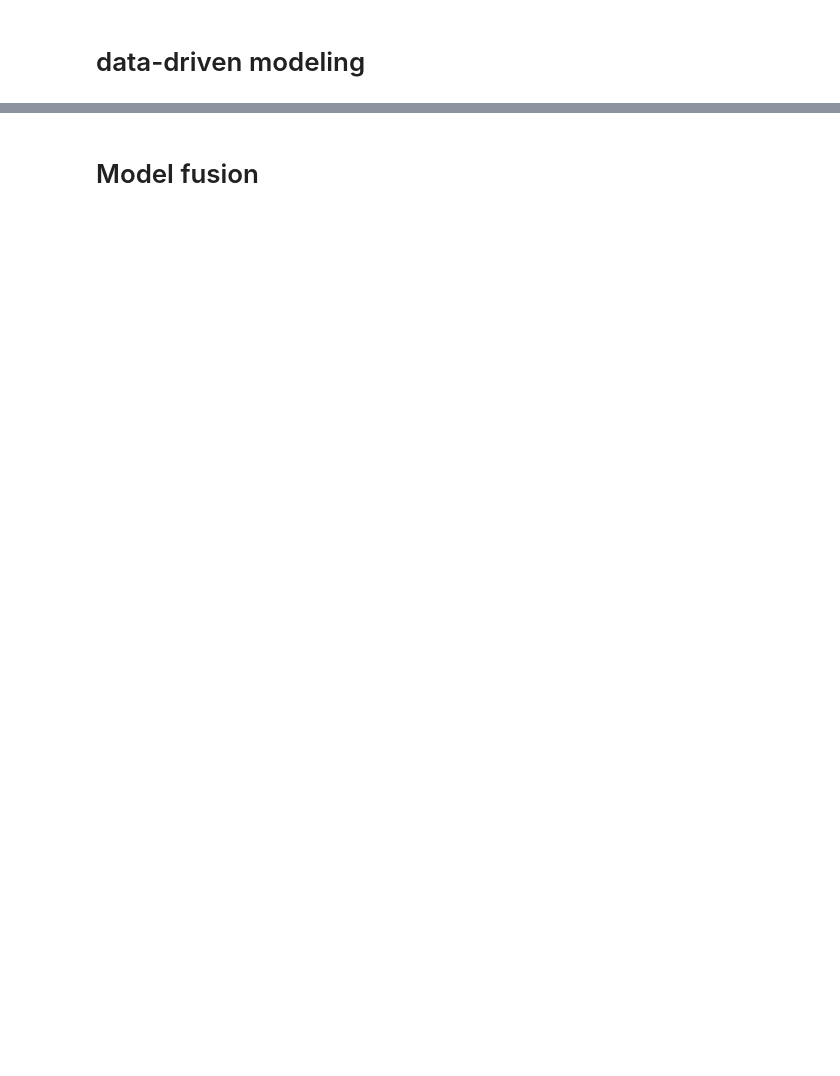
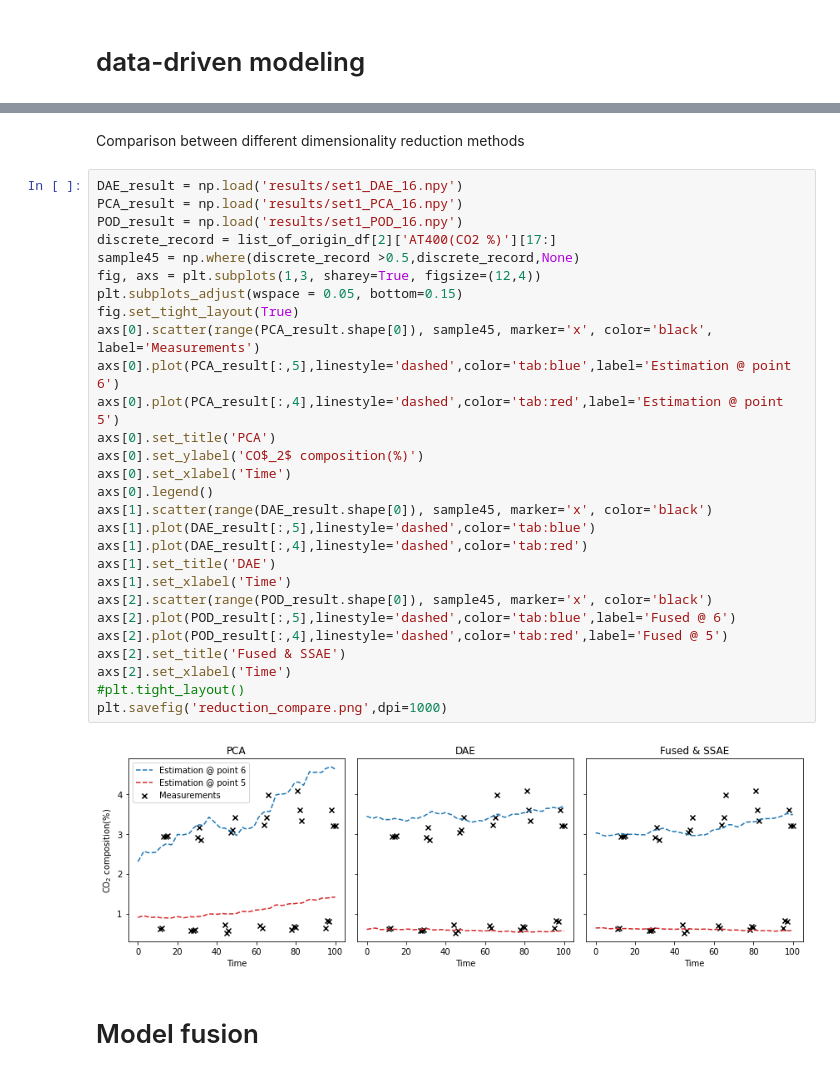
Before and after one commit to tonyzyl/CO2-Soft-sensor-for-a-carbon-capture-pilot-plant, a Jupyter notebook: Estimate_CO2_profile.ipynb, the cells around one changed output, grey strips where cells are left out. Saved outputs shown, nothing was run; the diff lists cells and outputs as text; blank space fills up the shorter version.

Commit message:
Update on semi-supervise method

```diff
--- a/Estimate_CO2_profile.ipynb
+++ b/Estimate_CO2_profile.ipynb
@@ -618,3 +610,35 @@ MSE:  0.07168900442909397
+# %% [markdown]
+Comparison between different dimensionality reduction methods
+# %%
+DAE_result = np.load('results/set1_DAE_16.npy')
+PCA_result = np.load('results/set1_PCA_16.npy')
+POD_result = np.load('results/set1_POD_16.npy')
+discrete_record = list_of_origin_df[2]['AT400(CO2 %)'][17:]
+sample45 = np.where(discrete_record >0.5,discrete_record,None)
+fig, axs = plt.subplots(1,3, sharey=True, figsize=(12,4))
+plt.subplots_adjust(wspace = 0.05, bottom=0.15)
+fig.set_tight_layout(True)
+axs[0].scatter(range(PCA_result.shape[0]), sample45, marker='x', color='black', label='Measurements')
+axs[0].plot(PCA_result[:,5],linestyle='dashed',color='tab:blue',label='Estimation @ point 6')
+axs[0].plot(PCA_result[:,4],linestyle='dashed',color='tab:red',label='Estimation @ point 5')
+axs[0].set_title('PCA')
+axs[0].set_ylabel('CO$_2$ composition(%)')
+axs[0].set_xlabel('Time')
+axs[0].legend()
+axs[1].scatter(range(DAE_result.shape[0]), sample45, marker='x', color='black')
+axs[1].plot(DAE_result[:,5],linestyle='dashed',color='tab:blue')
+axs[1].plot(DAE_result[:,4],linestyle='dashed',color='tab:red')
+axs[1].set_title('DAE')
+axs[1].set_xlabel('Time')
+axs[2].scatter(range(POD_result.shape[0]), sample45, marker='x', color='black')
+axs[2].plot(POD_result[:,5],linestyle='dashed',color='tab:blue',label='Fused @ 6')
+axs[2].plot(POD_result[:,4],linestyle='dashed',color='tab:red',label='Fused @ 5')
+axs[2].set_title('Fused & SSAE')
+axs[2].set_xlabel('Time')
+#plt.tight_layout()
+plt.savefig('reduction_compare.png',dpi=1000)
+# %% [output]
+[figure, added]
 # %% [markdown]
 # Model fusion
 # %%
```
Also changed, not shown: parts of 8 cells of this notebook, 39 other files.
